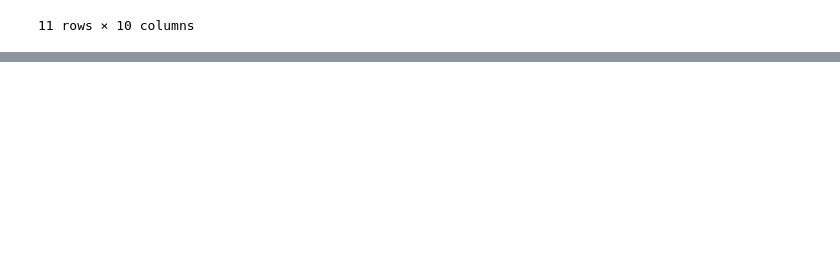
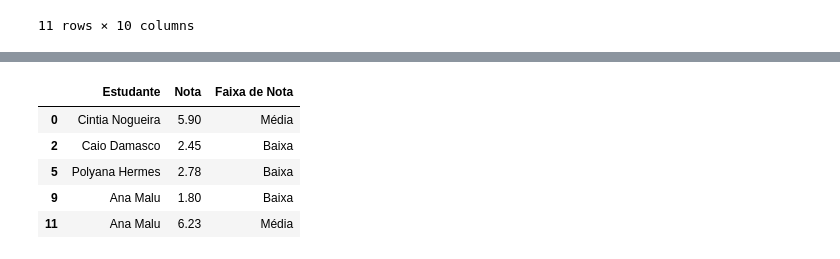
Before and after one commit to thaleswillreis/Teste-Tecnico-Dados, a Jupyter notebook: analise_dados.ipynb, the cells around one changed output, grey strips where cells are left out. Cells and saved outputs as stored; diff of their text form; code cells hidden in the pictures; blank space fills up the shorter version.

```diff
--- a/analise_dados.ipynb
+++ b/analise_dados.ipynb
@@ -113,0 +244,11 @@ df.describe(include="all")
+# %%
+# Faixa de notas
+df["Faixa de Nota"] = pd.cut(df["Nota"], bins=[0, 4, 7, 10], labels=["Baixa", "Média", "Alta"])
+df[["Estudante", "Nota", "Faixa de Nota"]].dropna().head()
+# %% [output]
+|  | Estudante | Nota | Faixa de Nota |
+| 0 | Cintia Nogueira | 5.90 | Média |
+| 2 | Caio Damasco | 2.45 | Baixa |
+| 5 | Polyana Hermes | 2.78 | Baixa |
+| 9 | Ana Malu | 1.80 | Baixa |
+| 11 | Ana Malu | 6.23 | Média |
```
Also changed, not shown: parts of 12 cells of this notebook.
